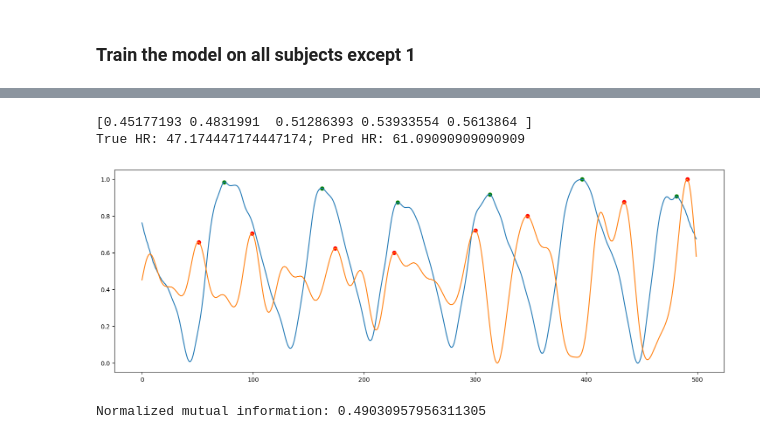
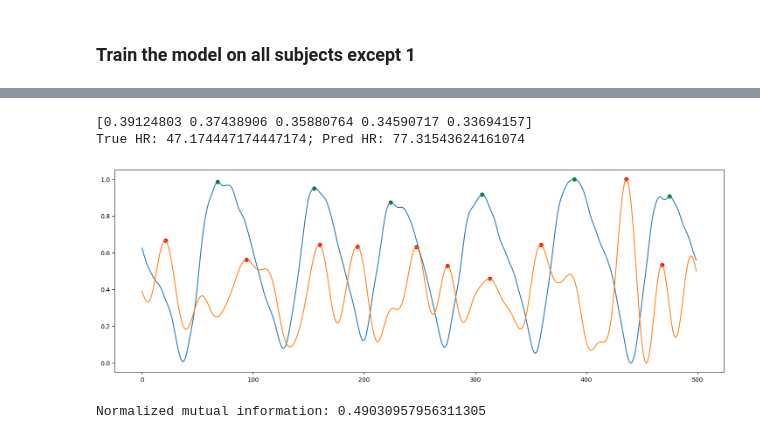
Before and after one commit to arnavpon/pydroid, a Jupyter notebook: example/android/app/src/main/python/pipeline-dev/pipeline-v1/ml.v5.ipynb, the cells around one changed output, grey strips where cells are left out. Drawn from its saved outputs; the diff is of its cells as text; code cells hidden in the pictures.

```diff
--- a/example/android/app/src/main/python/pipeline-dev/pipeline-v1/ml.v5.ipynb
+++ b/example/android/app/src/main/python/pipeline-dev/pipeline-v1/ml.v5.ipynb
@@ -151,7 +282,7 @@ class MoodyGBM:
 
     def __init__(self, data, label_col = 'bvp', subject_col = 'subject', random_state = 0, kfold = False,
                 # hyperparameters
-                n_estimators = 100, objective = None, split_size = 1280, test_size = 0.3):
+                n_estimators = 100, objective = None, split_size = 640, test_size = 0.3):
 
         # instance variables
         self.given_data = data
@@ -192,7 +323,7 @@ class MoodyGBM:
         self.train_data = lgb.Dataset(self.train_X, self.train_y)
         self.test_data = lgb.Dataset(self.test_X, self.test_y)
 
-        self.loss = MoodyLossFactory(len(self.train_X), self.split_size, 'hr')
+        self.loss = MoodyLossFactory(len(self.train_X), self.split_size, 'spectral')
 
     def split_data(self, to_exclude = None):
 
@@ -220,7 +351,7 @@ class MoodyGBM:
         t1 = datetime.today()
         params = {
             'metric': 'None',
-            'verbose': -1,
+            'verbosity': -1,
             # 'objective': 'regression'
             # 'n_iterations': self.n_estimators
         }
@@ -324,7 +459,7 @@ for i in range(len(truths)):
 
 data = pd.concat(data_arr)
 
-rf2 = MoodyGBM(data, n_estimators = 5)
+rf2 = MoodyGBM(data, n_estimators = 10)
 rf2.fit()
 hr_err, hr_err_sq = rf2.eval()
 
@@ -336,0 +476,29 @@ print(f'HR error squared: {hr_err_sq}')
+# %%
+test_subject = 7
+test_subject_truth = truths[test_subject - 1]
+
+data_arr = []
+for i in range(len(truths)):
+
+    if i == (test_subject - 1):
+        continue
+
+    truth = truths[i]
+    data = truth.prepare_data_for_ml()
+    data = data.iloc[1000: 15000, :]
+
+    data['subject'] = i + 1
+    data_arr.append(data)
+
+data = pd.concat(data_arr)
+
+rf3 = MoodyGBM(data, n_estimators = 20)
+rf3.fit()
+hr_err, hr_err_sq = rf3.eval()
+
+print(f'HR error: {hr_err}')
+print(f'HR error squared: {hr_err_sq}')
+# print(f'HR error: {hr_errs}')
+# print(f'HR Error absolute: {hr_errs_absolute}')
+# print(f'Feature importances:')
+# display(rf.feature_importances())
@@ -364,37 +551,39 @@ rec = {
 # %%
 beg = 3000
 end = 3500
 
+model = rf2
+
 # get data for subject not in test set and get x and y for prediction
-data = test_subject_truth.prepare_data_for_ml()[['r', 'g', 'b', 'bvp']]
+data = test_subject_truth.prepare_data_for_ml()
 x = data.drop(columns = ['bvp']).to_numpy()
 y = data['bvp'].to_numpy()
 
 targ = y[beg: end]
-pred = rf.predict(x)[beg: end]
+pred = model.predict(x)[beg: end]
 targ, pred = _process(targ, pred)
 # pred = apply_wavelet(pred, 'db2', 2)
 pred = bandpass(pred, 64, [0.67, 3.0], 4)
 pred = min_max_scale(pred)
 print(pred[0: 5])
 
 pred_peaks, _ = get_peaks_v2(pred, 64, 3.0, 0.1, prominence = 0.2, with_min_dist = True, with_valleys = False)
 true_peaks, _ = get_peaks_v2(targ, 64, 3.0, -1, prominence = 0.1, with_min_dist = True, with_valleys = False)
 
 plt.plot(targ)
 plt.plot(pred)
 plt.scatter(pred_peaks, pred[pred_peaks], c='r')
 plt.scatter(true_peaks, targ[true_peaks], c='g')
 
 pred_ibis = get_ibis(pred_peaks, 64)
 true_ibis = get_ibis(true_peaks, 64)
 pred_hr = get_hr(pred_ibis)
 true_hr = get_hr(true_ibis)
 print(f'True HR: {true_hr}; Pred HR: {pred_hr}')
 # %% [output]
-[0.45177193 0.4831991  0.51286393 0.53933554 0.5613864 ]
-True HR: 47.174447174447174; Pred HR: 61.09090909090909
+[0.39124803 0.37438906 0.35880764 0.34590717 0.33694157]
+True HR: 47.174447174447174; Pred HR: 77.31543624161074
-[figure, old version]
+[figure, new version]
 # %%
 import numpy as np
 from sklearn.metrics import mutual_info_score
```
Also changed, not shown: parts of 7 cells of this notebook.
